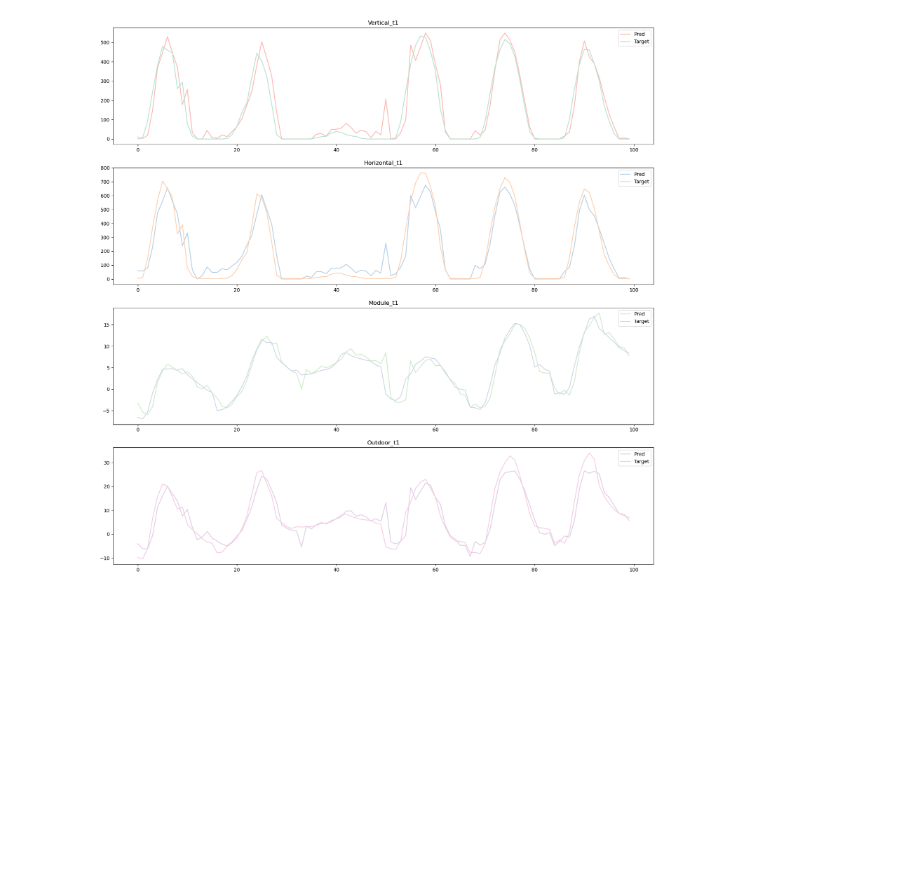
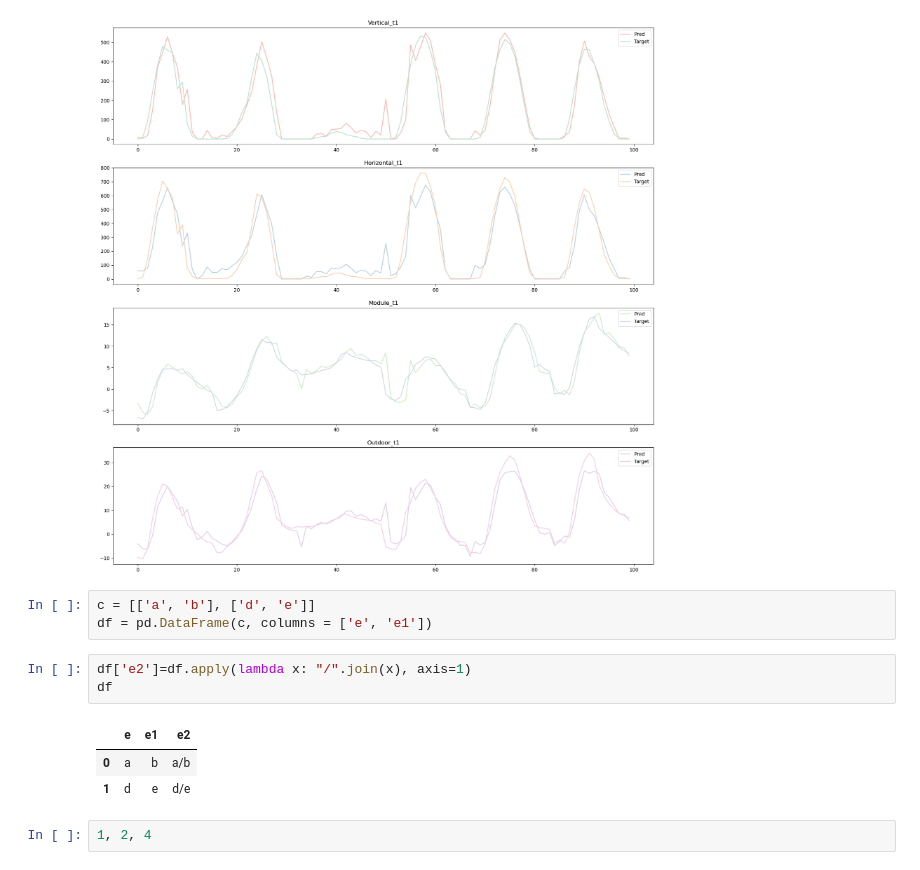
Before and after one commit to protoheo/energy-time-series, a Jupyter notebook: z.weather-sensor.ipynb, the cells around one changed output. Drawn from its saved outputs; the diff is of its cells as text; blank space fills up the shorter version.

```diff
--- a/z.weather-sensor.ipynb
+++ b/z.weather-sensor.ipynb
@@ -124,3 +124,15 @@ for idx, label in enumerate(label_set):
     ax[idx].legend()
 # %% [output]
 [figure]
+# %%
+c = [['a', 'b'], ['d', 'e']]
+df = pd.DataFrame(c, columns = ['e', 'e1'])
+# %%
+df['e2']=df.apply(lambda x: "/".join(x), axis=1)
+df
+# %% [output]
+|  | e | e1 | e2 |
+| 0 | a | b | a/b |
+| 1 | d | e | d/e |
+# %%
+1, 2, 4
```
Also changed, not shown: 7 other files.
